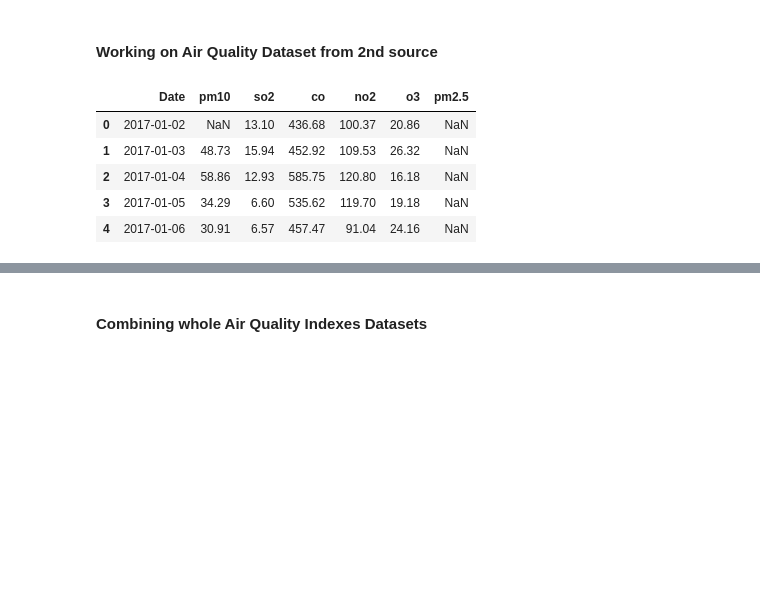
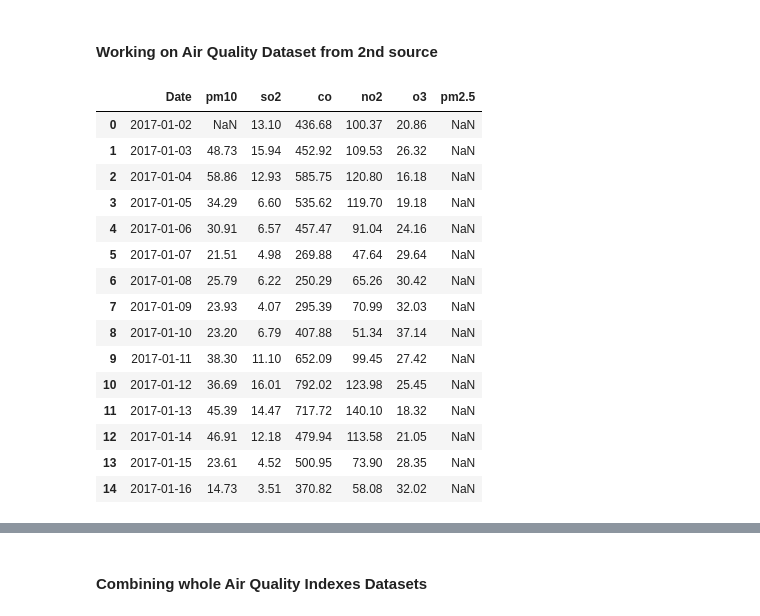
Before and after one commit to erolerdogan/AirQuality_in_Istanbul, a Jupyter notebook: AQI_in_Istanbul.ipynb, the cells around one changed output, grey strips where cells are left out. Cells and saved outputs as stored; diff of their text form; code cells hidden in the pictures; blank space fills up the shorter version.

Commit message:
Duplicated issue of 2017-11 data has been fixed

```diff
--- a/AQI_in_Istanbul.ipynb
+++ b/AQI_in_Istanbul.ipynb
@@ -97,9 +98,9 @@ detailed_data.head()
 # %% [markdown]
 #### 2017-11 dataset (due to absence of this month)
 # %%
-data_201701 = pd.read_excel("istanbul_mecidiyekoy_aqi_2017-11.xlsx", header=3,
+data_201711 = pd.read_excel("istanbul_mecidiyekoy_aqi_2017-11.xlsx", header=3,
                             names=["Date", "pm10", "so2", "co", "no2", "o3", "pm2.5"])
-data_201701.head()
+data_201711.head()
 # %% [output]
 |  | Date | pm10 | so2 | co | no2 | o3 | pm2.5 |
 | 0 | 2017-11-01 00:00:56 | 46.91 | NaN | 356.11 | 72.09 | 174.21 | NaN |
@@ -225,16 +245,32 @@ memory usage: 62.6+ KB
 # %% [markdown]
 #### Working on Air Quality Dataset from 2nd source
+# %%
+mask = ((aqi_second.Date > "2017-11") & (aqi_second.Date < "2017-12"))
+#combined_df.loc[mask, "so2"] = combined_df.loc[mask, "so2"].fillna(so2_mean)
+
+aqi_second.drop(list(aqi_second[mask].index), inplace=True)
 # %%
 aqi_second.Date = pd.to_datetime(aqi_second.Date).dt.strftime("%Y-%m-%d")
+data_201711.Date = pd.to_datetime(data_201711.Date).dt.strftime("%Y-%m-%d")
 
 # Concantenating aqi data from second source and data of 2017-11
-aqi_second = pd.concat([aqi_second, data_201701])
+aqi_second = pd.concat([aqi_second, data_201711])
 
-aqi_second.head()
+aqi_second.head(15)
 # %% [output]
 |  | Date | pm10 | so2 | co | no2 | o3 | pm2.5 |
 | 0 | 2017-01-02 | NaN | 13.10 | 436.68 | 100.37 | 20.86 | NaN |
 | 1 | 2017-01-03 | 48.73 | 15.94 | 452.92 | 109.53 | 26.32 | NaN |
 | 2 | 2017-01-04 | 58.86 | 12.93 | 585.75 | 120.80 | 16.18 | NaN |
 | 3 | 2017-01-05 | 34.29 | 6.60 | 535.62 | 119.70 | 19.18 | NaN |
 | 4 | 2017-01-06 | 30.91 | 6.57 | 457.47 | 91.04 | 24.16 | NaN |
+| 5 | 2017-01-07 | 21.51 | 4.98 | 269.88 | 47.64 | 29.64 | NaN |
+| 6 | 2017-01-08 | 25.79 | 6.22 | 250.29 | 65.26 | 30.42 | NaN |
+| 7 | 2017-01-09 | 23.93 | 4.07 | 295.39 | 70.99 | 32.03 | NaN |
+| 8 | 2017-01-10 | 23.20 | 6.79 | 407.88 | 51.34 | 37.14 | NaN |
+| 9 | 2017-01-11 | 38.30 | 11.10 | 652.09 | 99.45 | 27.42 | NaN |
+| 10 | 2017-01-12 | 36.69 | 16.01 | 792.02 | 123.98 | 25.45 | NaN |
+| 11 | 2017-01-13 | 45.39 | 14.47 | 717.72 | 140.10 | 18.32 | NaN |
+| 12 | 2017-01-14 | 46.91 | 12.18 | 479.94 | 113.58 | 21.05 | NaN |
+| 13 | 2017-01-15 | 23.61 | 4.52 | 500.95 | 73.90 | 28.35 | NaN |
+| 14 | 2017-01-16 | 14.73 | 3.51 | 370.82 | 58.08 | 32.02 | NaN |
```
Also changed, not shown: parts of 30 cells of this notebook.
